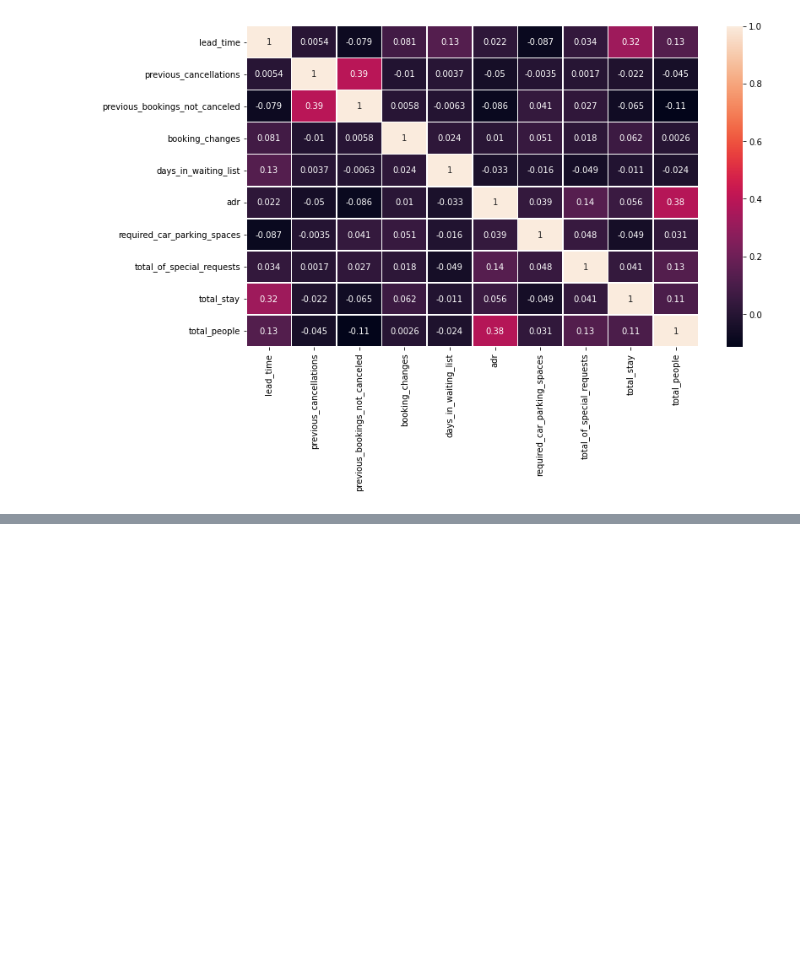
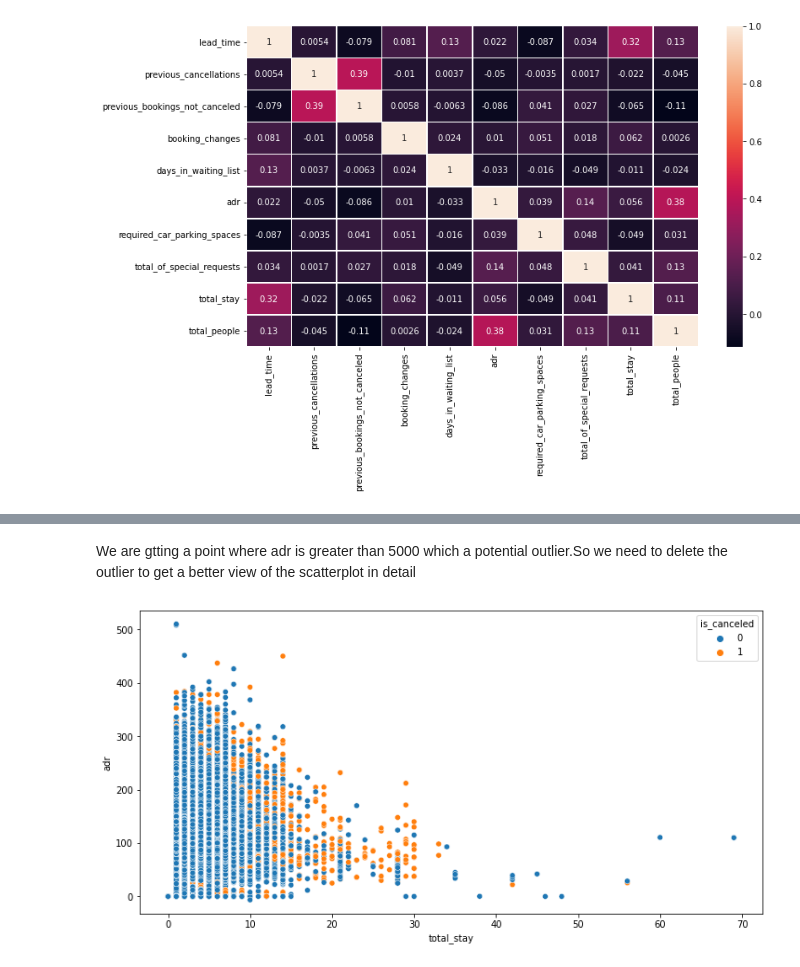
Before and after one commit to aswinijena3459/Hotel-Booking-analysis-EDA, a Jupyter notebook: Hotel_Bookings_Analysis.ipynb, the cells around one changed output, grey strips where cells are left out. Cells and saved outputs as stored; diff of their text form; code cells hidden in the pictures; blank space fills up the shorter version.

```diff
--- a/Hotel_Bookings_Analysis.ipynb
+++ b/Hotel_Bookings_Analysis.ipynb
@@ -684,0 +744,10 @@ Focusing on the lighter shades cells-
+# %% [markdown]
+We are gtting a point where adr is greater than 5000 which a potential outlier.So we need to delete the outlier to get a better view of the scatterplot in detail
+# %%
+df1.drop(df1[df1['adr'] > 5000].index, inplace = True)  ###dropiing the outlier
+plt.figure(figsize = (12,6))
+sns.scatterplot(y = 'adr', x = 'total_stay', data = df1,hue='is_canceled')  ###lets see againwith scatterplot
+plt.show()
+##it looks better now with more depth of insights
+# %% [output]
+[figure, added]
```
Also changed, not shown: parts of 20 cells of this notebook.
